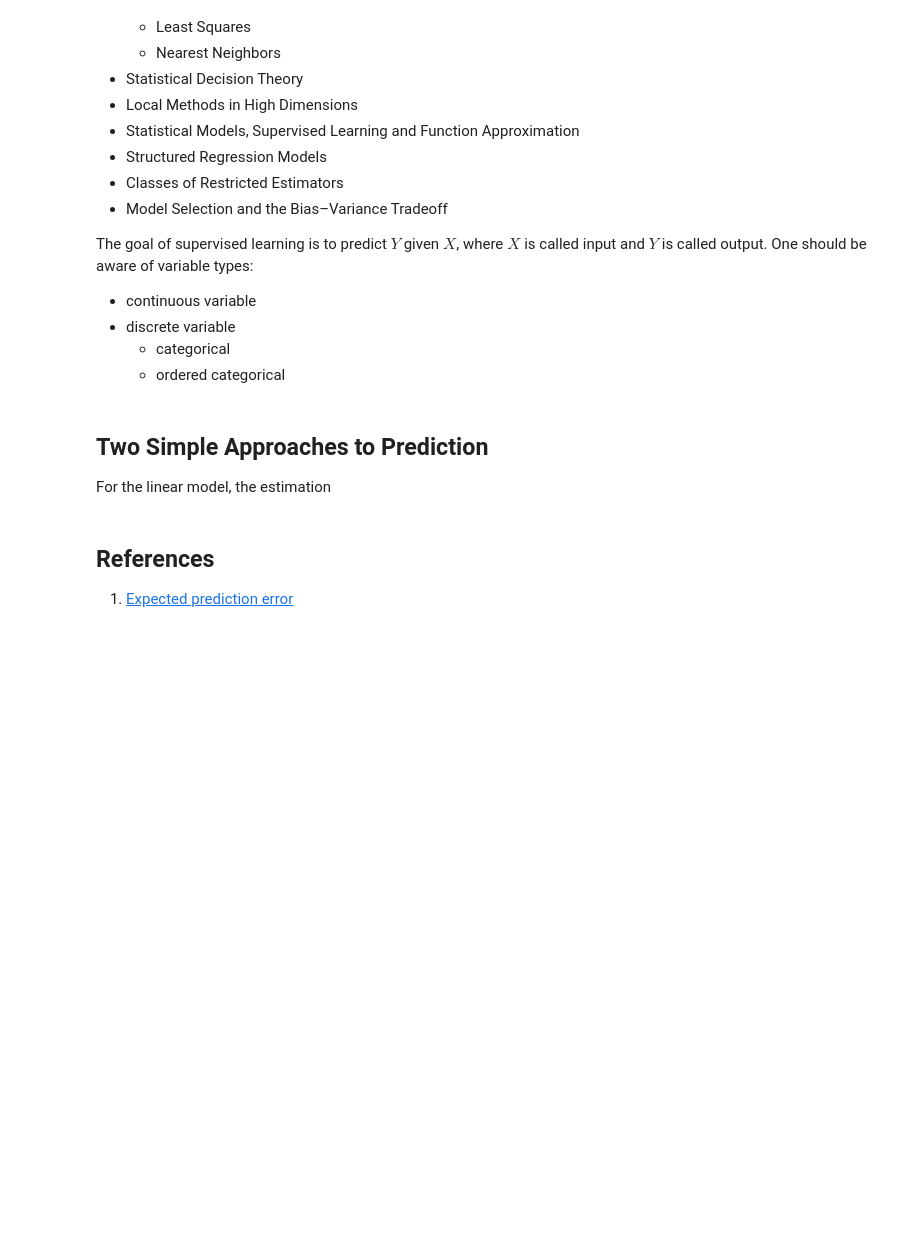
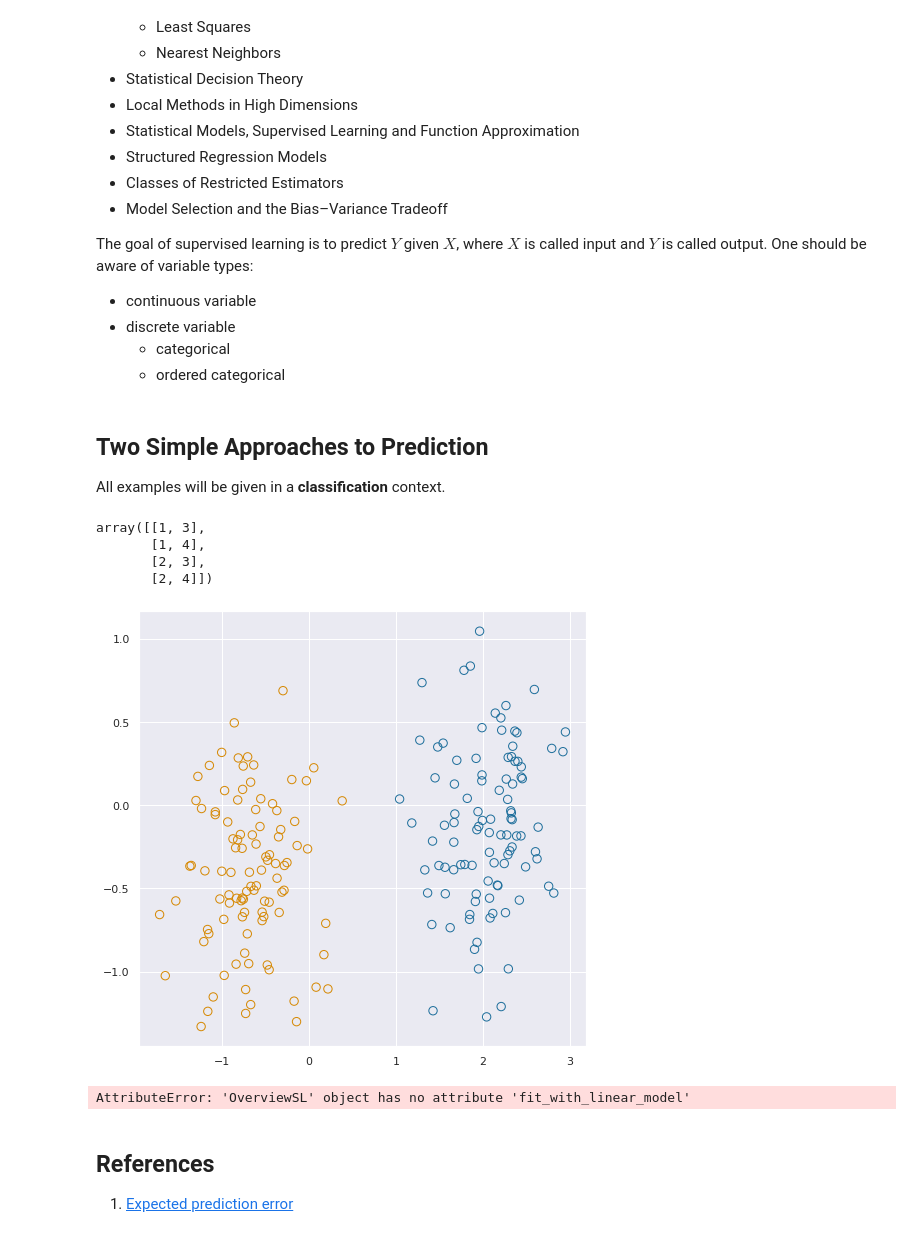
Before and after one commit to oceanumeric/ESL, a Jupyter notebook: ch2/Ch2.ipynb, the cells around one changed output. Drawn from its saved outputs; the diff is of its cells as text; code cells hidden in the pictures; blank space fills up the shorter version.

```diff
--- a/ch2/Ch2.ipynb
+++ b/ch2/Ch2.ipynb
@@ -24,10 +24,36 @@ input and $Y$ is called output. One should be aware of variable types:
 * discrete variable
     * categorical
     * ordered categorical
-# %% [markdown]
-## Two Simple Approaches to Prediction
-
-For the linear model, the estimation
+# %%
+import random
+import numpy as np
+import matplotlib.pyplot as plt
+import seaborn as sns
+sns.set_theme(context='notebook', style='darkgrid')
+from ch2_osl import OverviewSL
+%reload_ext autoreload
+# %% [markdown]
+## Two Simple Approaches to Prediction
+
+All examples will be given in a __classification__ context.
+# %%
+from itertools import filterfalse, product
+np.array([*product([1, 2], [3, 4])])
+# %% [output]
+array([[1, 3],
+       [1, 4],
+       [2, 3],
+       [2, 4]])
+# %%
+np.random.seed(176)
+osl = OverviewSL()
+osl.plot_data()
+# %% [output]
+[figure, added]
+# %%
+osl.fit_with_linear_model()
+# %% [output]
+AttributeError: 'OverviewSL' object has no attribute 'fit_with_linear_model'
 # %% [markdown]
 ## References
 
```
Also changed, not shown: 1 other file.
